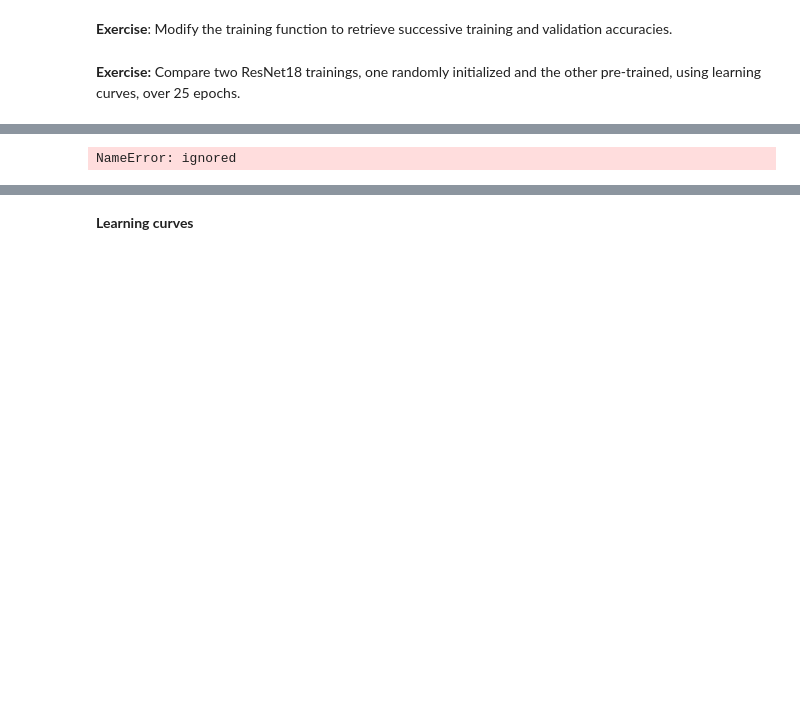
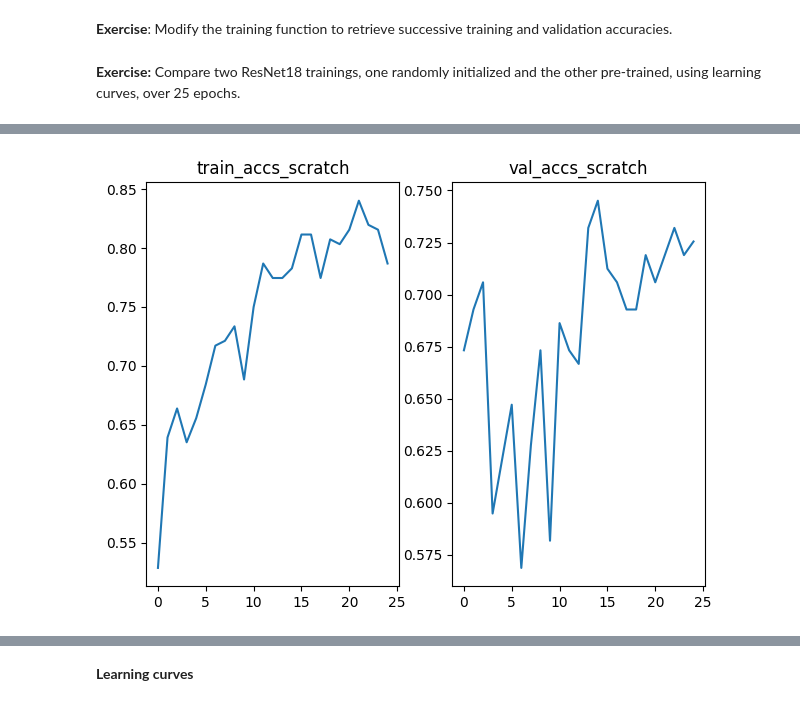
Before and after one commit to ohalilou/ml-student, a Jupyter notebook: TP2/TP2_part2.ipynb, the cells around one changed output, grey strips where cells are left out. Cells and saved outputs as stored; diff of their text form; code cells hidden in the pictures; blank space fills up the shorter version.

```diff
--- a/TP2/TP2_part2.ipynb
+++ b/TP2/TP2_part2.ipynb
@@ -444,7 +453,7 @@ def train_model_gpu_scheduler(model, loss_fn, optimizer,scheduler, num_epochs=1)
             for inputs, labels in dataloaders[phase]:
                 # Move inputs and labels to the specified device (same as in train_model_gpu())
                 inputs = inputs.to(device)
-                lables = labels.to(device)
+                labels = labels.to(device)
                 # raise NotImplementedError()
 
                 # Zero the gradients in the optimizer (same as in train_model())
@@ -628,20 +671,21 @@ resnet_scratch, accs_scratch = train(resnet_scratch, loss_fn, optimizer_scratch,
 # %%
 train_accs = accs_scratch[0]
 val_accs = accs_scratch[1]
 
 listofmetrics = [train_accs, val_accs]
 names = ['train_accs_scratch', 'val_accs_scratch']
+listofmetrics_cpu_scratch = [torch.tensor(sub).cpu().numpy() for sub in listofmetrics]
 metrics_fig = plt.figure()
 
 for i in range(2):
   plt.subplot(1,2,i+1)
   plt.tight_layout()
-  plt.plot(listofmetrics[i]) #, interpolation='none')
+  plt.plot(listofmetrics_cpu_scratch[i]) #, interpolation='none')
   plt.title(names[i])
   #plt.xticks([])
-  plt.yticks([])
+  #plt.yticks([])
 # %% [output]
-NameError: ignored
+[figure, added]
 # %%
 # fine tuning a pretrained model:
 resnet_ft = models.resnet18(pretrained=True)  # Pretrained ResNet18 model
```
Also changed, not shown: parts of 16 cells of this notebook.
